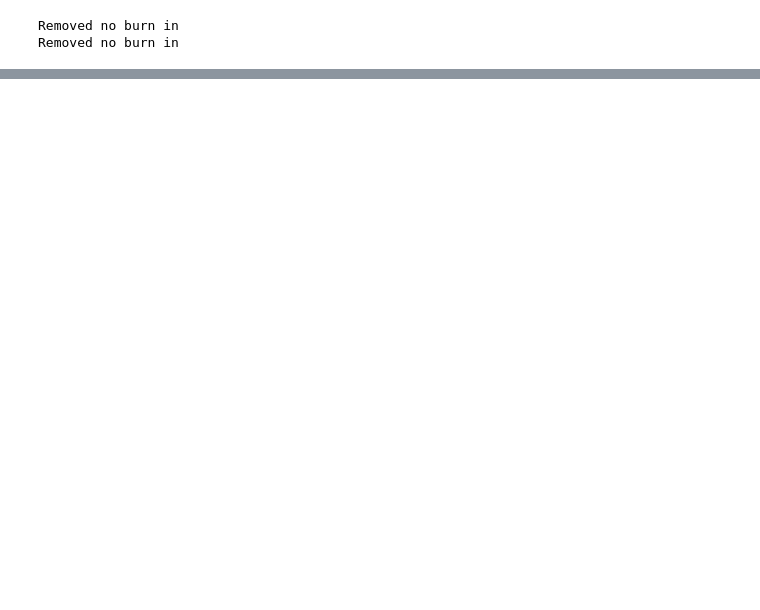
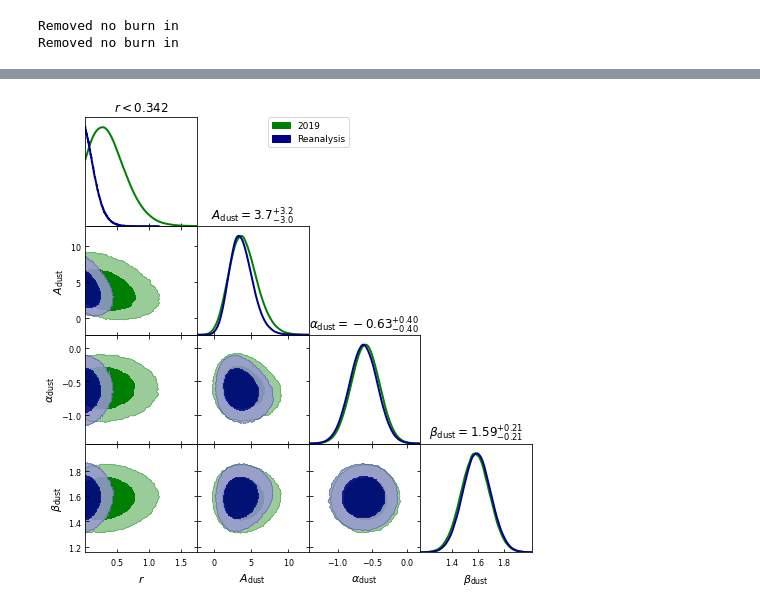
Before and after one commit to antolonappan/PB_LP_final, a Jupyter notebook: z_corner.ipynb, the cells around one changed output, grey strips where cells are left out. Saved outputs shown, nothing was run; the diff lists cells and outputs as text; code cells hidden in the pictures; blank space fills up the shorter version.

```diff
--- a/z_corner.ipynb
+++ b/z_corner.ipynb
@@ -8,7 +8,7 @@ labels = ['r', 'A_\\mathrm{dust}','\\alpha_\\mathrm{dust}', '\\beta_\\mathrm{dus
 names = ['r','Adust','adust','bdust']
 # %%
 dof='__gm_dof'
-mc_file = f"workspace/comp_sep/cmb_r0p00__dust_prior_beta_alpha__noise{dof}/data/mcmc.hdf5"
+mc_file = f"workspace/comp_sep/cmb_r0p00__dust_prior_beta_alpha__noise{dof}/data/mcmc_trial.hdf5"
 old_mc_file = f"workspace/2019_mcmc.hdf5"
 # %%
 mc_dat = h5py.File(mc_file,'r')
@@ -24,3 +24,6 @@ samples2 = MCSamples(samples=chain_2,names = names, labels = labels,ranges={'r':
 # %% [output]
 Removed no burn in
 Removed no burn in
+# %%
+titles = [samples.getInlineLatex(title,limit=2) for title in names]
+titles = [f"${title}$" for title in titles]
@@ -27,5 +32,14 @@ Removed no burn in
 # %%
 g = plots.get_subplot_plotter()
-g.triangle_plot([samples,samples2], filled=False, title_limit=2,legend_labels=['Reanalysis', '2019'])
+g.triangle_plot([samples2,samples],
+                filled=True,
+                title_limit=2,
+                legend_labels=['2019','Reanalysis'],
+                contour_colors=['green','darkblue'],
+                line_args=[{'lw':2,'color':'green'},
+                           {'lw':2,'color':'darkblue'}])
+axs = plt.gcf().get_axes()
+for t, ax in zip(titles, [axs[i] for i in [3, 6, 8, 9]]):
+    ax.set_title(t, fontsize=12)
 plt.savefig('plots/corner.png',bbox_inches='tight')
 # %% [output]
@@ -33,13 +46,14 @@ WARNING:root:fine_bins not large enough to well sample smoothing scale - r
 WARNING:root:fine_bins not large enough to well sample smoothing scale - r
 WARNING:root:fine_bins_2D not large enough for optimal density
 WARNING:root:fine_bins_2D not large enough for optimal density
 WARNING:root:fine_bins_2D not large enough for optimal density
 WARNING:root:fine_bins_2D not large enough for optimal density
 WARNING:root:fine_bins_2D not large enough for optimal density
 WARNING:root:fine_bins_2D not large enough for optimal density
 WARNING:root:fine_bins_2D not large enough for optimal density
 WARNING:root:fine_bins_2D not large enough for optimal density
 WARNING:root:fine_bins_2D not large enough for optimal density
 WARNING:root:fine_bins_2D not large enough for optimal density
 WARNING:root:fine_bins_2D not large enough for optimal density
 WARNING:root:fine_bins_2D not large enough for optimal density
+[figure, added]
```
Also changed, not shown: parts of 2 cells of this notebook, 12 other files.
